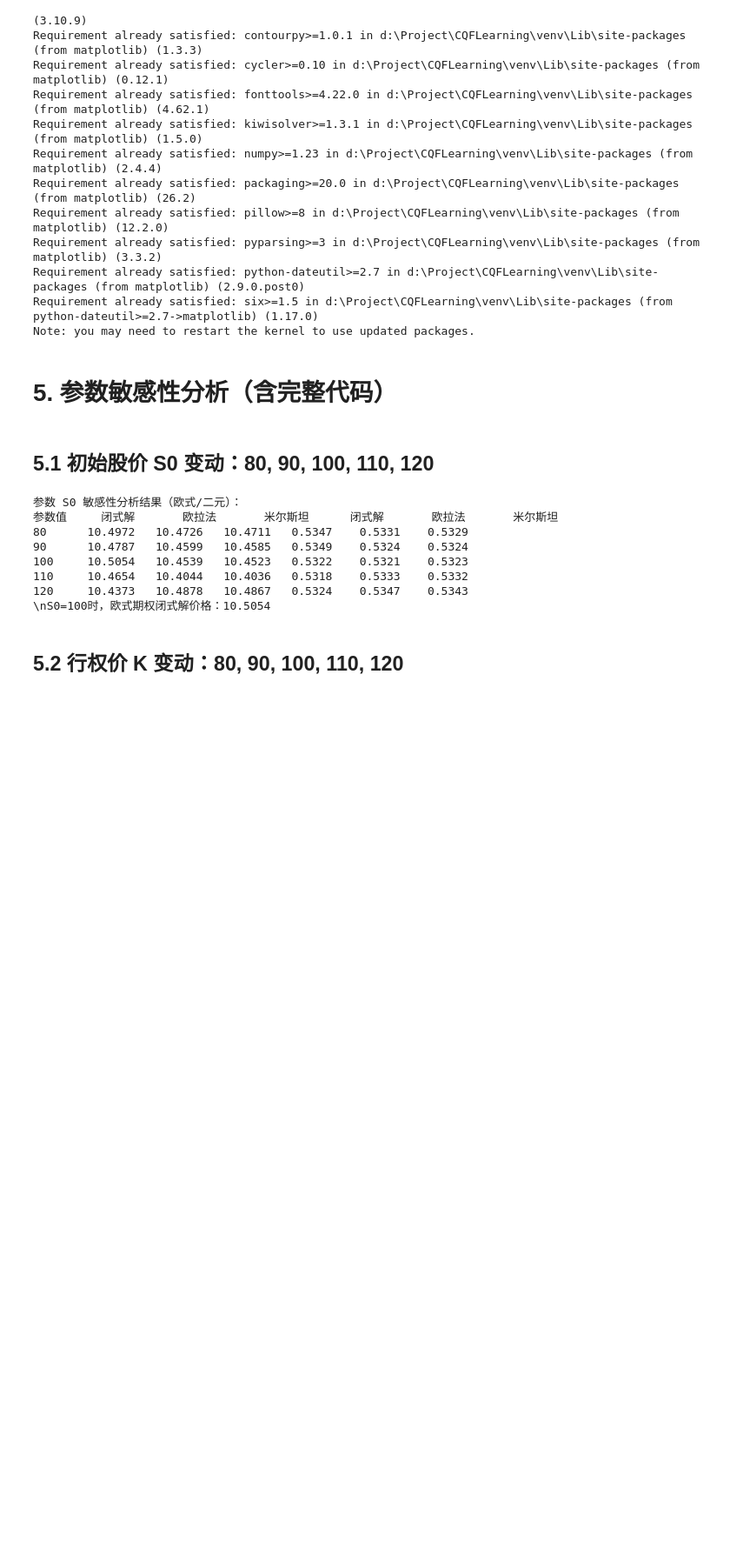
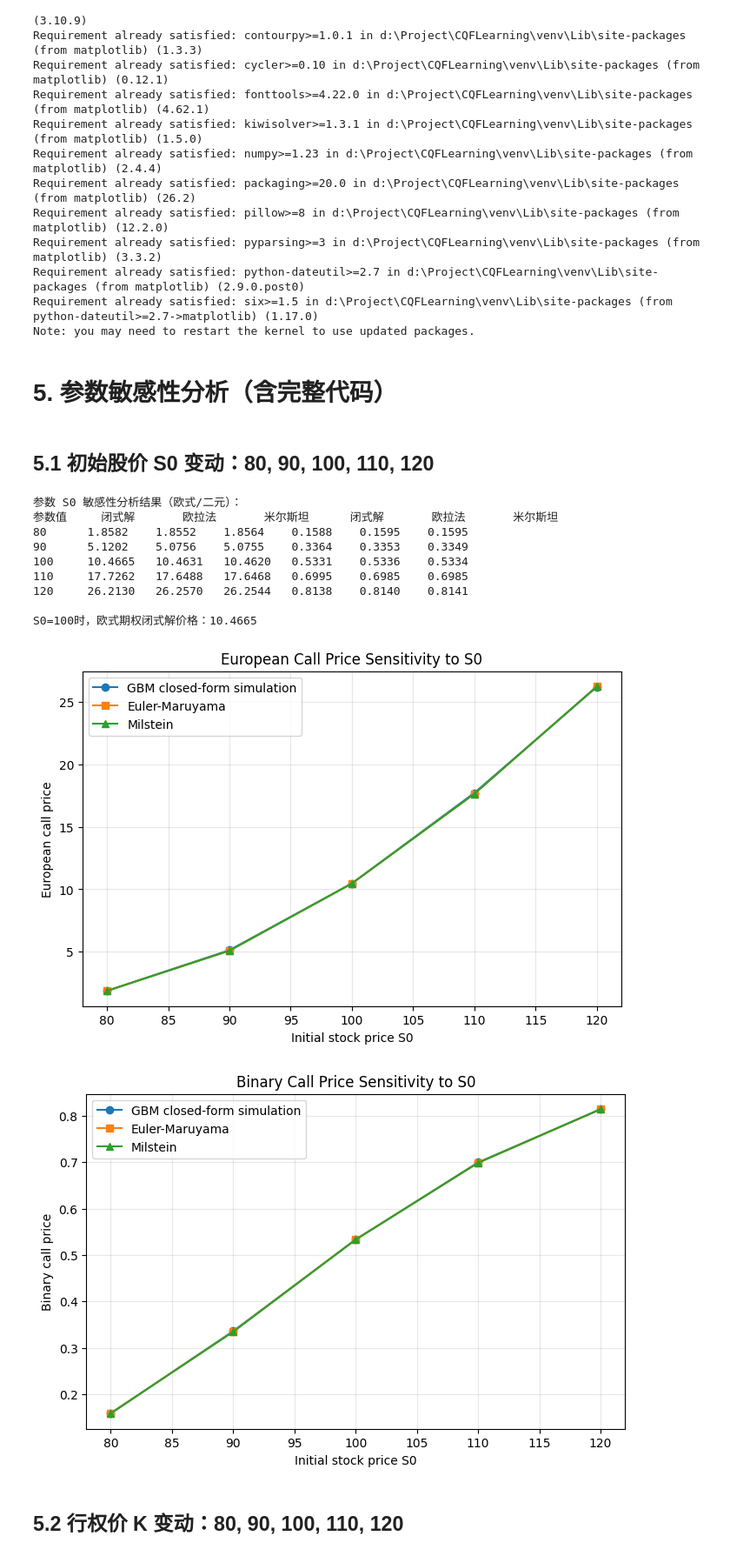
Before and after one commit to xption/CQFLearning, a Jupyter notebook: Exam2/Answer.ipynb, the cells around one changed output. Shown at 87% size. Cells and saved outputs as stored; diff of their text form; code cells hidden in the pictures; blank space fills up the shorter version.

```diff
--- a/Exam2/Answer.ipynb
+++ b/Exam2/Answer.ipynb
@@ -230,19 +223,57 @@ def sensitivity_analysis(param_name, param_list):
 # %%
 # 5.1 初始股价S0敏感性分析（完整可运行代码）
 # 调用敏感性分析函数，参数为S0，取值[80, 90, 100, 110, 120]
-s0_result = sensitivity_analysis("S0", [80, 90, 100, 110, 120])
+s0_values = [80, 90, 100, 110, 120]
+s0_result = sensitivity_analysis("S0", s0_values)
+
 # 可通过s0_result获取具体定价结果，用于填充表格或进一步分析
+# 每一行结果顺序为：闭式解欧式、欧拉法欧式、米尔斯坦欧式、闭式解二元、欧拉法二元、米尔斯坦二元
+s0_result_array = np.array(s0_result)
+eu_closed_s0 = s0_result_array[:, 0]
+eu_euler_s0 = s0_result_array[:, 1]
+eu_milstein_s0 = s0_result_array[:, 2]
+bin_closed_s0 = s0_result_array[:, 3]
+bin_euler_s0 = s0_result_array[:, 4]
+bin_milstein_s0 = s0_result_array[:, 5]
+
 # 示例：获取S0=100时的欧式期权价格（闭式解）
-print(f"\nS0=100时，欧式期权闭式解价格：{s0_result[2][0]:.4f}")
+print(f"\nS0=100时，欧式期权闭式解价格：{eu_closed_s0[2]:.4f}")
+
+# 图1：欧式看涨期权价格随S0变化
+plt.figure(figsize=(8, 5))
+plt.plot(s0_values, eu_closed_s0, marker="o", label="GBM closed-form simulation")
+plt.plot(s0_values, eu_euler_s0, marker="s", label="Euler-Maruyama")
+plt.plot(s0_values, eu_milstein_s0, marker="^", label="Milstein")
+plt.xlabel("Initial stock price S0")
+plt.ylabel("European call price")
+plt.title("European Call Price Sensitivity to S0")
+plt.grid(True, alpha=0.3)
+plt.legend()
+plt.show()
+
+# 图2：二元看涨期权价格随S0变化
+plt.figure(figsize=(8, 5))
+plt.plot(s0_values, bin_closed_s0, marker="o", label="GBM closed-form simulation")
+plt.plot(s0_values, bin_euler_s0, marker="s", label="Euler-Maruyama")
+plt.plot(s0_values, bin_milstein_s0, marker="^", label="Milstein")
+plt.xlabel("Initial stock price S0")
+plt.ylabel("Binary call price")
+plt.title("Binary Call Price Sensitivity to S0")
+plt.grid(True, alpha=0.3)
+plt.legend()
+plt.show()
 # %% [output]
 参数 S0 敏感性分析结果（欧式/二元）：
 参数值     闭式解       欧拉法       米尔斯坦      闭式解       欧拉法       米尔斯坦
-80      10.4972   10.4726   10.4711   0.5347    0.5331    0.5329
-90      10.4787   10.4599   10.4585   0.5349    0.5324    0.5324
-100     10.5054   10.4539   10.4523   0.5322    0.5321    0.5323
-110     10.4654   10.4044   10.4036   0.5318    0.5333    0.5332
-120     10.4373   10.4878   10.4867   0.5324    0.5347    0.5343
-\nS0=100时，欧式期权闭式解价格：10.5054
+80      1.8582    1.8552    1.8564    0.1588    0.1595    0.1595
+90      5.1202    5.0756    5.0755    0.3364    0.3353    0.3349
+100     10.4665   10.4631   10.4620   0.5331    0.5336    0.5334
+110     17.7262   17.6488   17.6468   0.6995    0.6985    0.6985
+120     26.2130   26.2570   26.2544   0.8138    0.8140    0.8141
+
+S0=100时，欧式期权闭式解价格：10.4665
+[figure, added]
+[figure, added]
 # %% [markdown]
 ## 5.2 行权价 K 变动：80, 90, 100, 110, 120
 # %%
```
Also changed, not shown: parts of 6 cells of this notebook, 1 other file.
